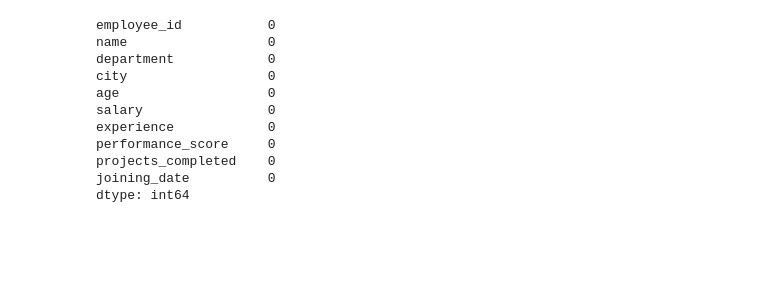
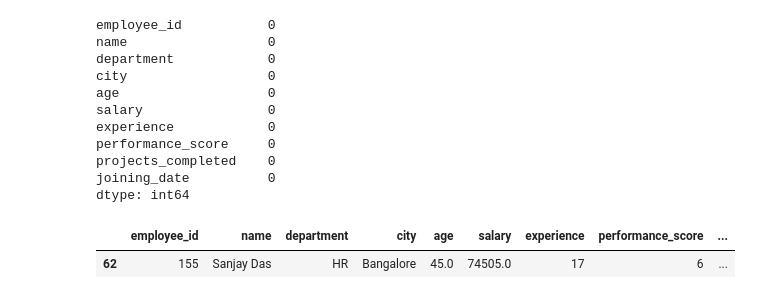
Before and after one commit to Pruthvi-raj-cell/Numpy-and-Pandas-practice, a Jupyter notebook: pandas.ipynb, the cells around one changed output. Saved outputs shown, nothing was run; the diff lists cells and outputs as text; code cells hidden in the pictures; blank space fills up the shorter version.

```diff
--- a/pandas.ipynb
+++ b/pandas.ipynb
@@ -333,3 +352,9 @@ joining_date          0
 dtype: int64
 # %%
 ###### now the data is without null value but this isnt clean yet because we can have dul values in this date set
+# %%
+
+df.sample()
+# %% [output]
+|  | employee_id | name | department | city | age | salary | experience | performance_score | ... |
+| 62 | 155 | Sanjay Das | HR | Bangalore | 45.0 | 74505.0 | 17 | 6 | ... |
```
Also changed, not shown: parts of 7 cells of this notebook.
